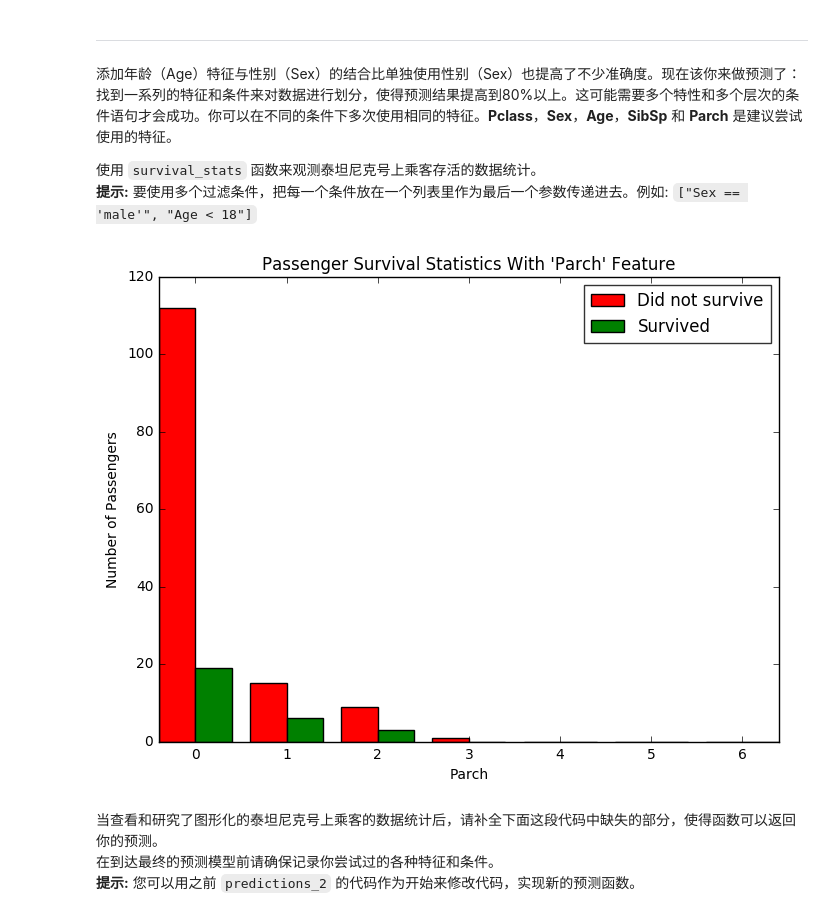
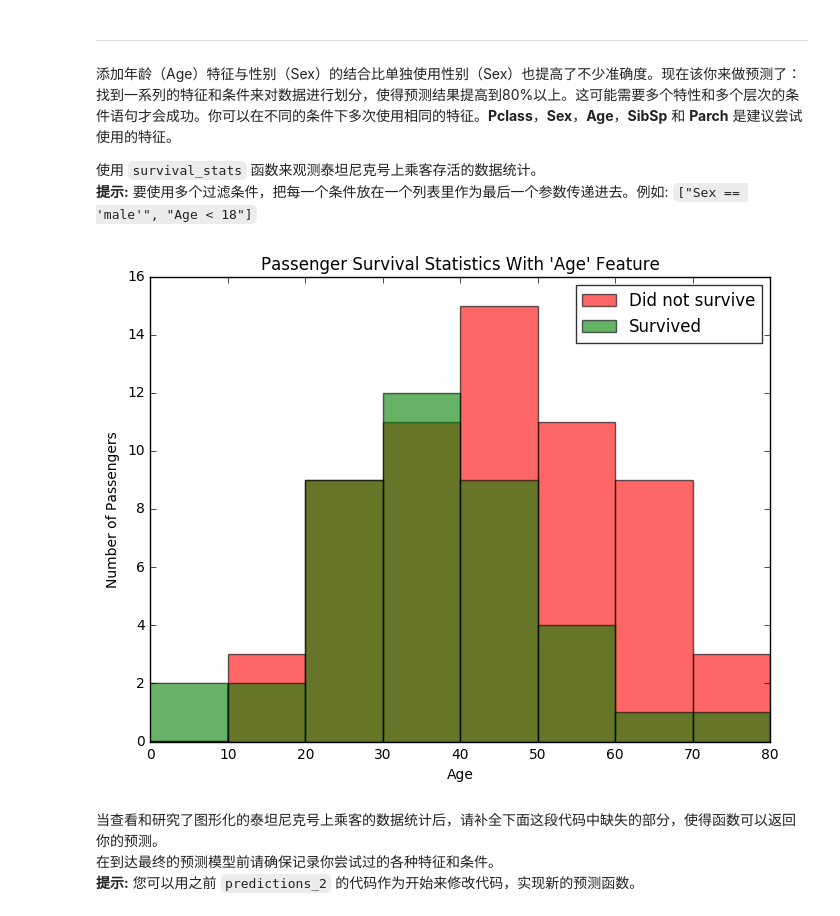
Before and after one commit to Kaifu-Ji/NanoMachineLearning, a Jupyter notebook: titanic_survival_exploration/titanic_survival_exploration.ipynb, the cells around one changed output. Cells and saved outputs as stored; diff of their text form; code cells hidden in the pictures.

```diff
--- a/titanic_survival_exploration/titanic_survival_exploration.ipynb
+++ b/titanic_survival_exploration/titanic_survival_exploration.ipynb
@@ -244,9 +244,9 @@ Predictions have an accuracy of 79.35%.
 使用 `survival_stats` 函数来观测泰坦尼克号上乘客存活的数据统计。
 **提示:** 要使用多个过滤条件，把每一个条件放在一个列表里作为最后一个参数传递进去。例如: `["Sex == 'male'", "Age < 18"]`
 # %%
-survival_stats(data, outcomes, 'Parch', ["Sex == 'male'","Pclass == 3","Age < 30"])
+survival_stats(data, outcomes, 'Age', ["Sex == 'male'","Pclass == 1"])
 # %% [output]
-[figure, old version]
+[figure, new version]
 # %% [markdown]
 当查看和研究了图形化的泰坦尼克号上乘客的数据统计后，请补全下面这段代码中缺失的部分，使得函数可以返回你的预测。
 在到达最终的预测模型前请确保记录你尝试过的各种特征和条件。
```
Also changed, not shown: parts of 2 cells of this notebook, 1 other file.
